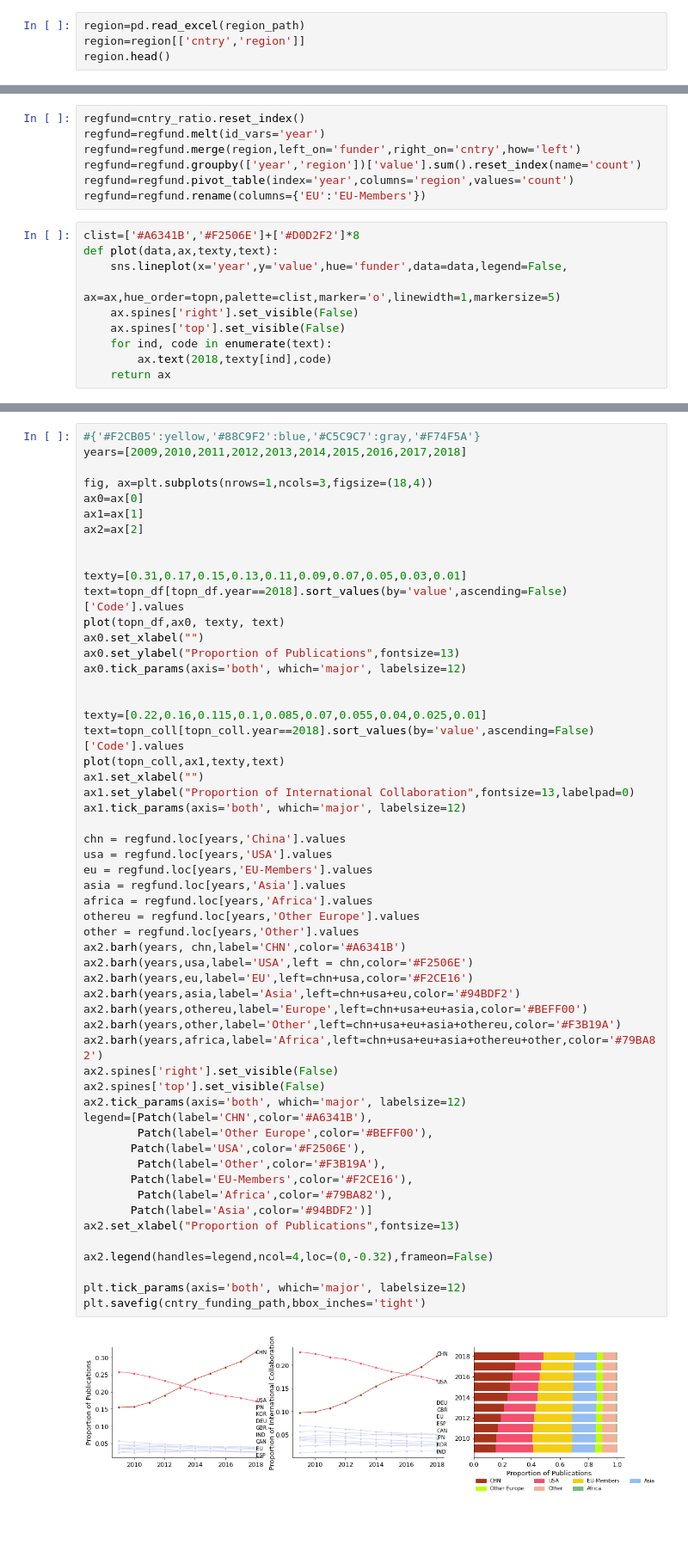
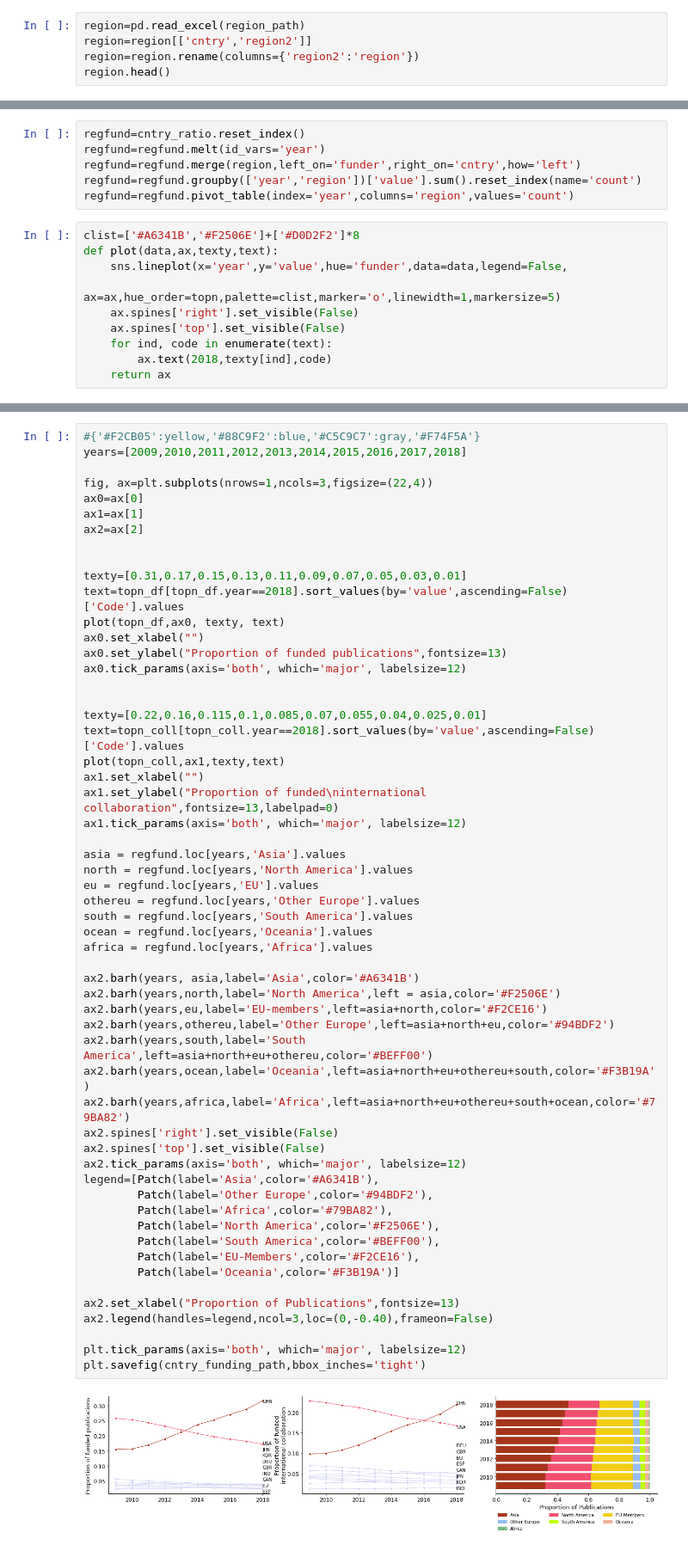
Before and after one commit to LiliMiaohub/national_science_funding, a Jupyter notebook: workflow/scripts/plot_global_patron.ipynb, the cells around one changed output, grey strips where cells are left out. Shown at 86% size. Drawn from its saved outputs; the diff is of its cells as text; blank space fills up the shorter version.

```diff
--- a/workflow/scripts/plot_global_patron.ipynb
+++ b/workflow/scripts/plot_global_patron.ipynb
@@ -49,7 +49,8 @@ flag_df.head()
 | 4 | Australia | AUS |
 # %%
 region=pd.read_excel(region_path)
-region=region[['cntry','region']]
+region=region[['cntry','region2']]
+region=region.rename(columns={'region2':'region'})
 region.head()
 # %% [output]
 |  | cntry | region |
@@ -112,7 +104,6 @@ regfund=regfund.melt(id_vars='year')
 regfund=regfund.merge(region,left_on='funder',right_on='cntry',how='left')
 regfund=regfund.groupby(['year','region'])['value'].sum().reset_index(name='count')
 regfund=regfund.pivot_table(index='year',columns='region',values='count')
-regfund=regfund.rename(columns={'EU':'EU-Members'})
 # %%
 clist=['#A6341B','#F2506E']+['#D0D2F2']*8
 def plot(data,ax,texty,text):
@@ -127,56 +125,57 @@ def plot(data,ax,texty,text):
 #{'#F2CB05':yellow,'#88C9F2':blue,'#C5C9C7':gray,'#F74F5A'}
 years=[2009,2010,2011,2012,2013,2014,2015,2016,2017,2018]
 
-fig, ax=plt.subplots(nrows=1,ncols=3,figsize=(18,4))
+fig, ax=plt.subplots(nrows=1,ncols=3,figsize=(22,4))
 ax0=ax[0]
 ax1=ax[1]
 ax2=ax[2]
 
 
 texty=[0.31,0.17,0.15,0.13,0.11,0.09,0.07,0.05,0.03,0.01]
 text=topn_df[topn_df.year==2018].sort_values(by='value',ascending=False)['Code'].values
 plot(topn_df,ax0, texty, text)
 ax0.set_xlabel("")
-ax0.set_ylabel("Proportion of Publications",fontsize=13)
+ax0.set_ylabel("Proportion of funded publications",fontsize=13)
 ax0.tick_params(axis='both', which='major', labelsize=12)
 
 
 texty=[0.22,0.16,0.115,0.1,0.085,0.07,0.055,0.04,0.025,0.01]
 text=topn_coll[topn_coll.year==2018].sort_values(by='value',ascending=False)['Code'].values
 plot(topn_coll,ax1,texty,text)
 ax1.set_xlabel("")
-ax1.set_ylabel("Proportion of International Collaboration",fontsize=13,labelpad=0)
+ax1.set_ylabel("Proportion of funded\ninternational collaboration",fontsize=13,labelpad=0)
 ax1.tick_params(axis='both', which='major', labelsize=12)
 
-chn = regfund.loc[years,'China'].values
-usa = regfund.loc[years,'USA'].values
-eu = regfund.loc[years,'EU-Members'].values
 asia = regfund.loc[years,'Asia'].values
+north = regfund.loc[years,'North America'].values
+eu = regfund.loc[years,'EU'].values
+othereu = regfund.loc[years,'Other Europe'].values
+south = regfund.loc[years,'South America'].values
+ocean = regfund.loc[years,'Oceania'].values
 africa = regfund.loc[years,'Africa'].values
-othereu = regfund.loc[years,'Other Europe'].values
-other = regfund.loc[years,'Other'].values
-ax2.barh(years, chn,label='CHN',color='#A6341B')
-ax2.barh(years,usa,label='USA',left = chn,color='#F2506E')
-ax2.barh(years,eu,label='EU',left=chn+usa,color='#F2CE16')
-ax2.barh(years,asia,label='Asia',left=chn+usa+eu,color='#94BDF2')
-ax2.barh(years,othereu,label='Europe',left=chn+usa+eu+asia,color='#BEFF00')
-ax2.barh(years,other,label='Other',left=chn+usa+eu+asia+othereu,color='#F3B19A')
-ax2.barh(years,africa,label='Africa',left=chn+usa+eu+asia+othereu+other,color='#79BA82')
+
+ax2.barh(years, asia,label='Asia',color='#A6341B')
+ax2.barh(years,north,label='North America',left = asia,color='#F2506E')
+ax2.barh(years,eu,label='EU-members',left=asia+north,color='#F2CE16')
+ax2.barh(years,othereu,label='Other Europe',left=asia+north+eu,color='#94BDF2')
+ax2.barh(years,south,label='South America',left=asia+north+eu+othereu,color='#BEFF00')
+ax2.barh(years,ocean,label='Oceania',left=asia+north+eu+othereu+south,color='#F3B19A')
+ax2.barh(years,africa,label='Africa',left=asia+north+eu+othereu+south+ocean,color='#79BA82')
 ax2.spines['right'].set_visible(False)
 ax2.spines['top'].set_visible(False)
 ax2.tick_params(axis='both', which='major', labelsize=12)
-legend=[Patch(label='CHN',color='#A6341B'),
-        Patch(label='Other Europe',color='#BEFF00'),
-       Patch(label='USA',color='#F2506E'),
-        Patch(label='Other',color='#F3B19A'),
-       Patch(label='EU-Members',color='#F2CE16'),
+legend=[Patch(label='Asia',color='#A6341B'),
+        Patch(label='Other Europe',color='#94BDF2'),
         Patch(label='Africa',color='#79BA82'),
-       Patch(label='Asia',color='#94BDF2')]
+        Patch(label='North America',color='#F2506E'),
+        Patch(label='South America',color='#BEFF00'),
+        Patch(label='EU-Members',color='#F2CE16'),
+        Patch(label='Oceania',color='#F3B19A')]
+
 ax2.set_xlabel("Proportion of Publications",fontsize=13)
-
-ax2.legend(handles=legend,ncol=4,loc=(0,-0.32),frameon=False)
+ax2.legend(handles=legend,ncol=3,loc=(0,-0.40),frameon=False)
 
 plt.tick_params(axis='both', which='major', labelsize=12)
 plt.savefig(cntry_funding_path,bbox_inches='tight')
 # %% [output]
-[figure, old version]
+[figure, new version]
```
Also changed, not shown: parts of 3 cells of this notebook, 21 other files.
